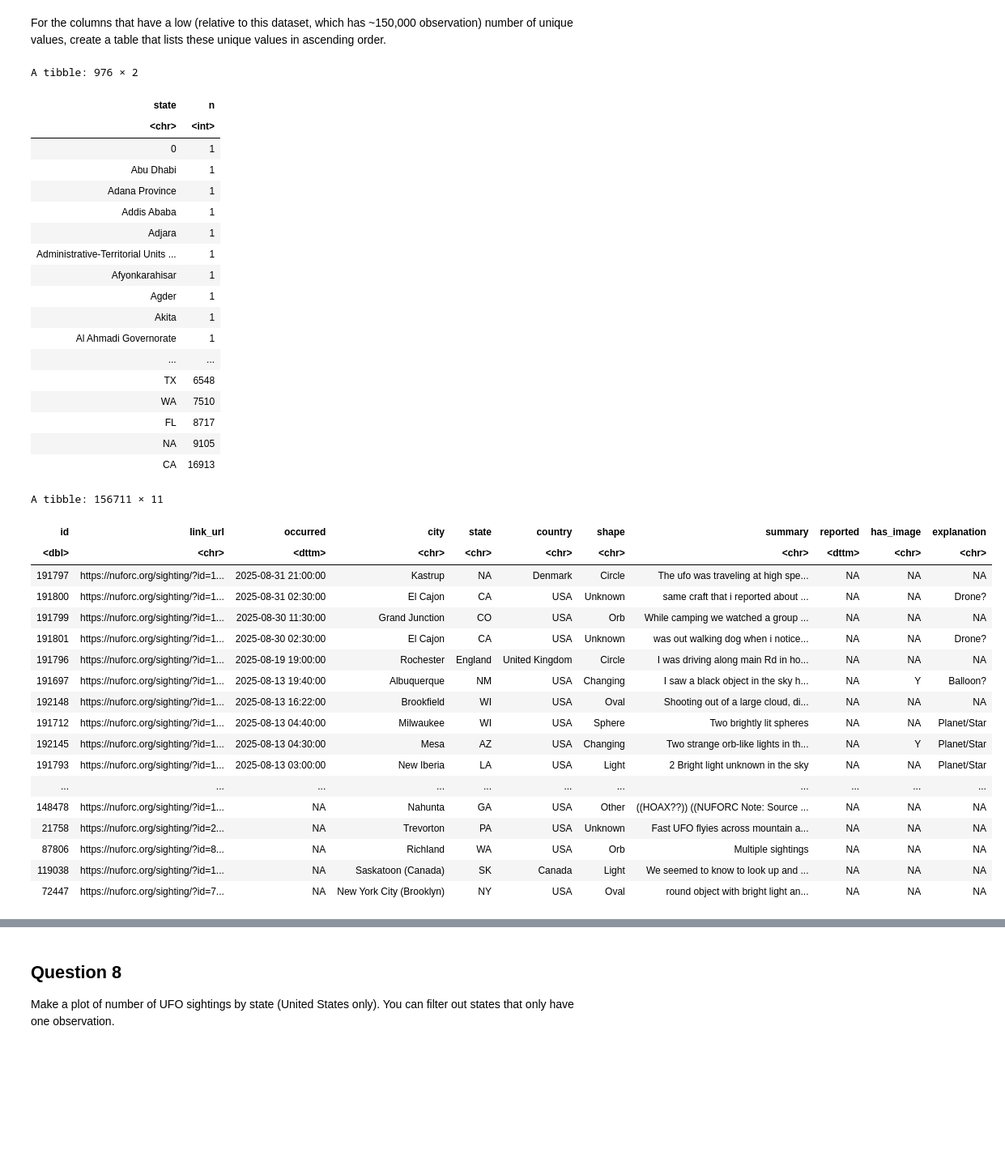
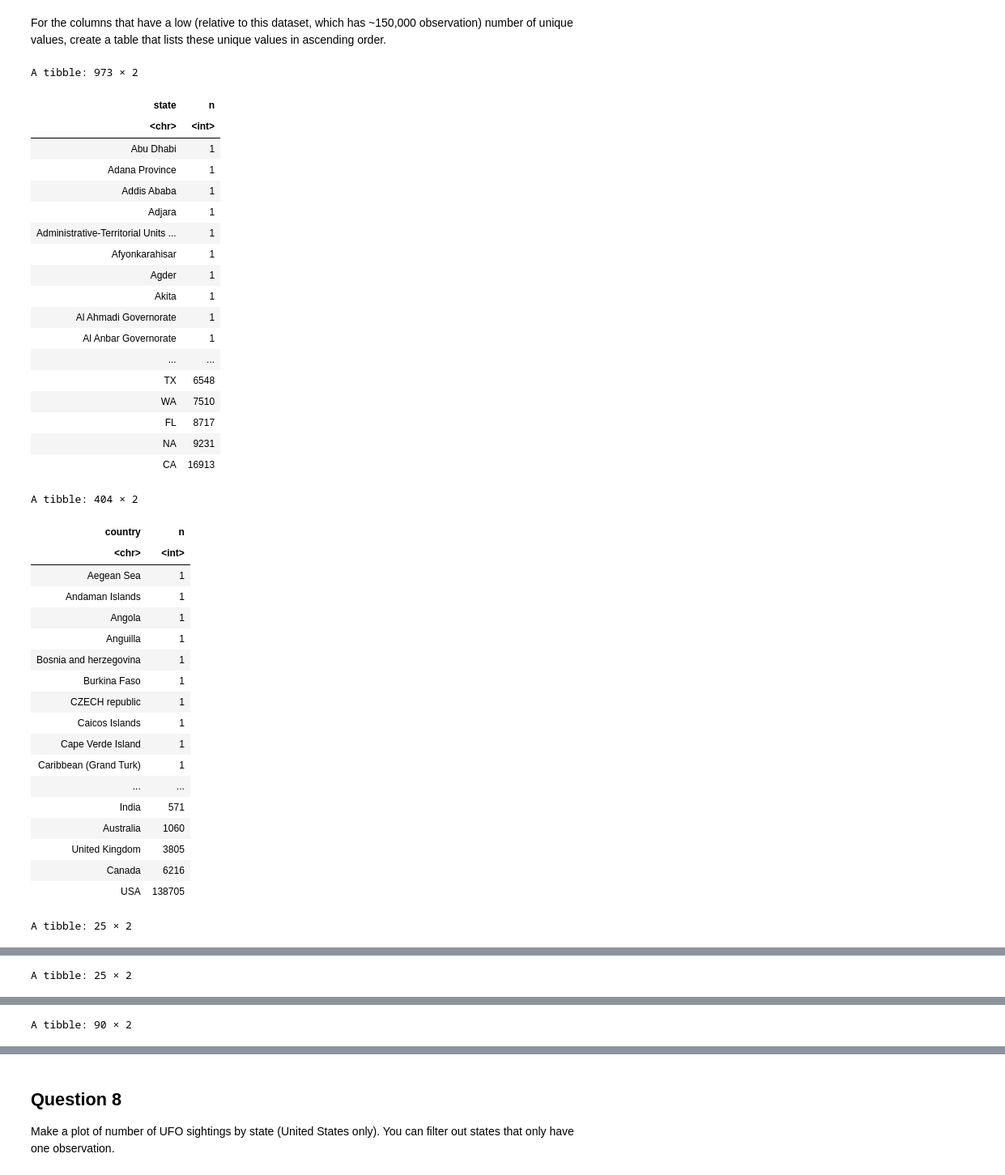
Before and after one commit to DudhiData/BIOS512, a Jupyter notebook: HW3/BIOS512_HW3.ipynb, the cells around one changed output, grey strips where cells are left out. Shown at 81% size. Drawn from its saved outputs; the diff is of its cells as text; code cells hidden in the pictures; blank space fills up the shorter version.

```diff
--- a/HW3/BIOS512_HW3.ipynb
+++ b/HW3/BIOS512_HW3.ipynb
@@ -548,44 +559,59 @@ A spec_tbl_df: 976 × 2
 # %% [markdown]
 For the columns that have a low (relative to this dataset, which has ~150,000 observation) number of unique values, create a table that lists these unique values in ascending order.
 # %%
-df[
+df$state[df$state == '0'] <- NA
 df %>% group_by(state) %>% tally() %>% arrange(n)
+
+df$country[df$country == 'Above the pacific ocean'] <- 'Pacific Ocean'
+df$country[df$country == 'Bahamas The'] <- 'Bahamas/USA'
+df$country[df$country == 'Unspecified'] <- NA
+
+df %>% group_by(country) %>% tally() %>% arrange(n)
+
+df <- df %>%
+  mutate(shape = str_to_lower(shape))
+df$shape[df$shape == 'NA'] <- NA
+df %>% group_by(shape) %>% tally() %>% arrange(n)
+
+df %>% group_by(shape) %>% tally() %>% arrange(n)
+df %>% group_by(explanation) %>% tally() %>% arrange(n)
 # %% [output]
-A tibble: 976 × 2
+A tibble: 973 × 2
 | state | n |
 | <chr> | <int> |
-| 0 | 1 |
 | Abu Dhabi | 1 |
 | Adana Province | 1 |
 | Addis Ababa | 1 |
 | Adjara | 1 |
 | Administrative-Territorial Units ... | 1 |
 | Afyonkarahisar | 1 |
 | Agder | 1 |
 | Akita | 1 |
 | Al Ahmadi Governorate | 1 |
+| Al Anbar Governorate | 1 |
 | ... | ... |
 | TX | 6548 |
 | WA | 7510 |
 | FL | 8717 |
-| NA | 9105 |
+| NA | 9231 |
 | CA | 16913 |
-A tibble: 156711 × 11
+A tibble: 404 × 2
-| id | link_url | occurred | city | state | country | shape | summary | reported | has_image | explanation |
-| <dbl> | <chr> | <dttm> | <chr> | <chr> | <chr> | <chr> | <chr> | <dttm> | <chr> | <chr> |
-| 191797 | https://nuforc.org/sighting/?id=1... | 2025-08-31 21:00:00 | Kastrup | NA | Denmark | Circle | The ufo was traveling at high spe... | NA | NA | NA |
-| 191800 | https://nuforc.org/sighting/?id=1... | 2025-08-31 02:30:00 | El Cajon | CA | USA | Unknown | same craft that i reported about ... | NA | NA | Drone? |
-| 191799 | https://nuforc.org/sighting/?id=1... | 2025-08-30 11:30:00 | Grand Junction | CO | USA | Orb | While camping we watched a group ... | NA | NA | NA |
-| 191801 | https://nuforc.org/sighting/?id=1... | 2025-08-30 02:30:00 | El Cajon | CA | USA | Unknown | was out walking dog when i notice... | NA | NA | Drone? |
-| 191796 | https://nuforc.org/sighting/?id=1... | 2025-08-19 19:00:00 | Rochester | England | United Kingdom | Circle | I was driving along main Rd in ho... | NA | NA | NA |
-| 191697 | https://nuforc.org/sighting/?id=1... | 2025-08-13 19:40:00 | Albuquerque | NM | USA | Changing | I saw a black object in the sky h... | NA | Y | Balloon? |
-| 192148 | https://nuforc.org/sighting/?id=1... | 2025-08-13 16:22:00 | Brookfield | WI | USA | Oval | Shooting out of a large cloud, di... | NA | NA | NA |
-| 191712 | https://nuforc.org/sighting/?id=1... | 2025-08-13 04:40:00 | Milwaukee | WI | USA | Sphere | Two brightly lit spheres | NA | NA | Planet/Star |
-| 192145 | https://nuforc.org/sighting/?id=1... | 2025-08-13 04:30:00 | Mesa | AZ | USA | Changing | Two strange orb-like lights in th... | NA | Y | Planet/Star |
-| 191793 | https://nuforc.org/sighting/?id=1... | 2025-08-13 03:00:00 | New Iberia | LA | USA | Light | 2 Bright light unknown in the sky | NA | NA | Planet/Star |
-| ... | ... | ... | ... | ... | ... | ... | ... | ... | ... | ... |
-| 148478 | https://nuforc.org/sighting/?id=1... | NA | Nahunta | GA | USA | Other | ((HOAX??)) ((NUFORC Note: Source ... | NA | NA | NA |
-| 21758 | https://nuforc.org/sighting/?id=2... | NA | Trevorton | PA | USA | Unknown | Fast UFO flyies across mountain a... | NA | NA | NA |
-| 87806 | https://nuforc.org/sighting/?id=8... | NA | Richland | WA | USA | Orb | Multiple sightings | NA | NA | NA |
-| 119038 | https://nuforc.org/sighting/?id=1... | NA | Saskatoon (Canada) | SK | Canada | Light | We seemed to know to look up and ... | NA | NA | NA |
-| 72447 | https://nuforc.org/sighting/?id=7... | NA | New York City (Brooklyn) | NY | USA | Oval | round object with bright light an... | NA | NA | NA |
+| country | n |
+| <chr> | <int> |
+| Aegean Sea | 1 |
+| Andaman Islands | 1 |
+| Angola | 1 |
+| Anguilla | 1 |
+| Bosnia and herzegovina | 1 |
+| Burkina Faso | 1 |
+| CZECH republic | 1 |
+| Caicos Islands | 1 |
+| Cape Verde Island | 1 |
+| Caribbean (Grand Turk) | 1 |
+| ... | ... |
+| India | 571 |
+| Australia | 1060 |
+| United Kingdom | 3805 |
+| Canada | 6216 |
+| USA | 138705 |
+A tibble: 25 × 2
@@ -591,0 +636 @@ A tibble: 156711 × 11
+A tibble: 25 × 2
@@ -591,0 +655 @@ A tibble: 156711 × 11
+A tibble: 90 × 2
```
Also changed, not shown: parts of 3 cells of this notebook, 1 other file.
